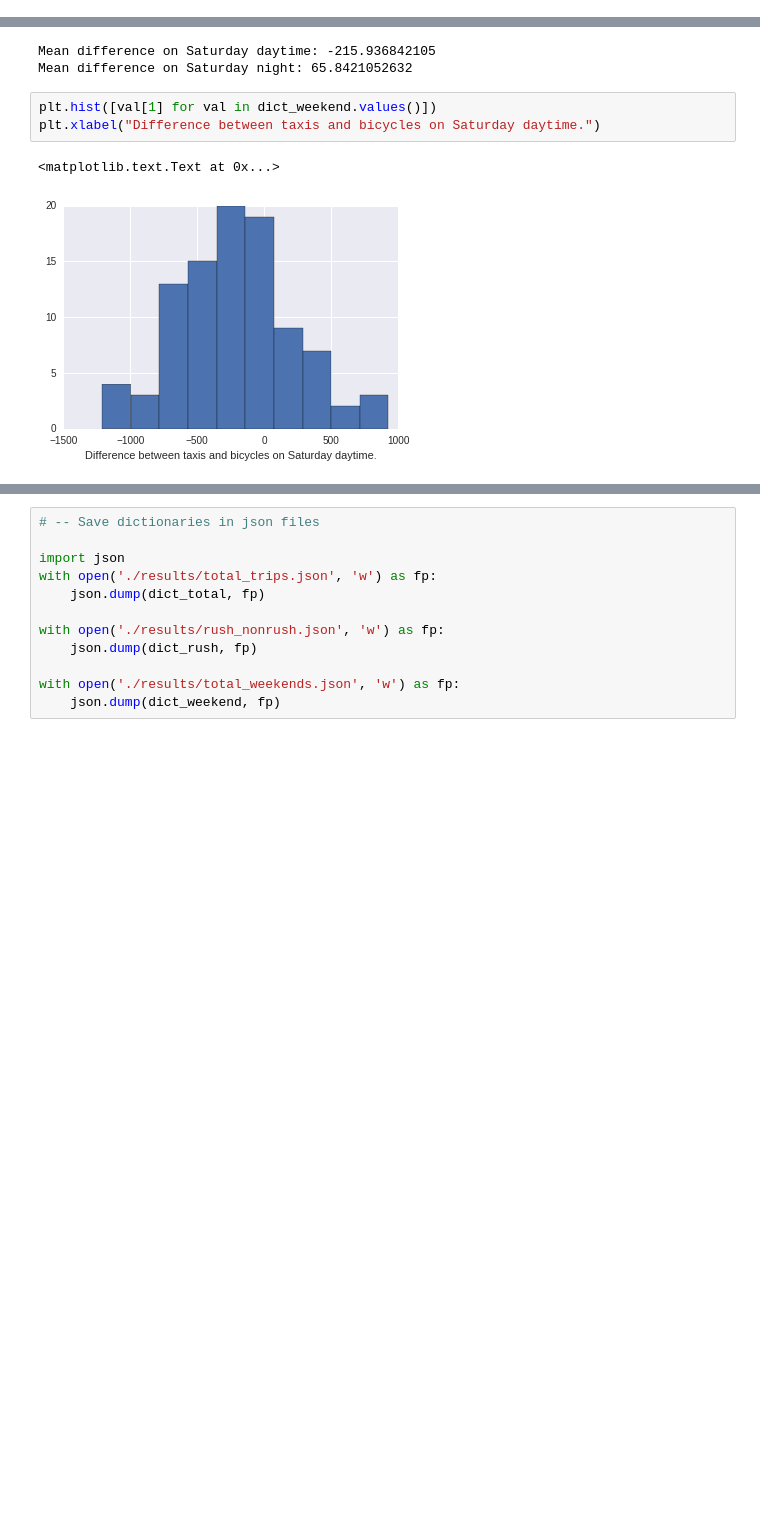
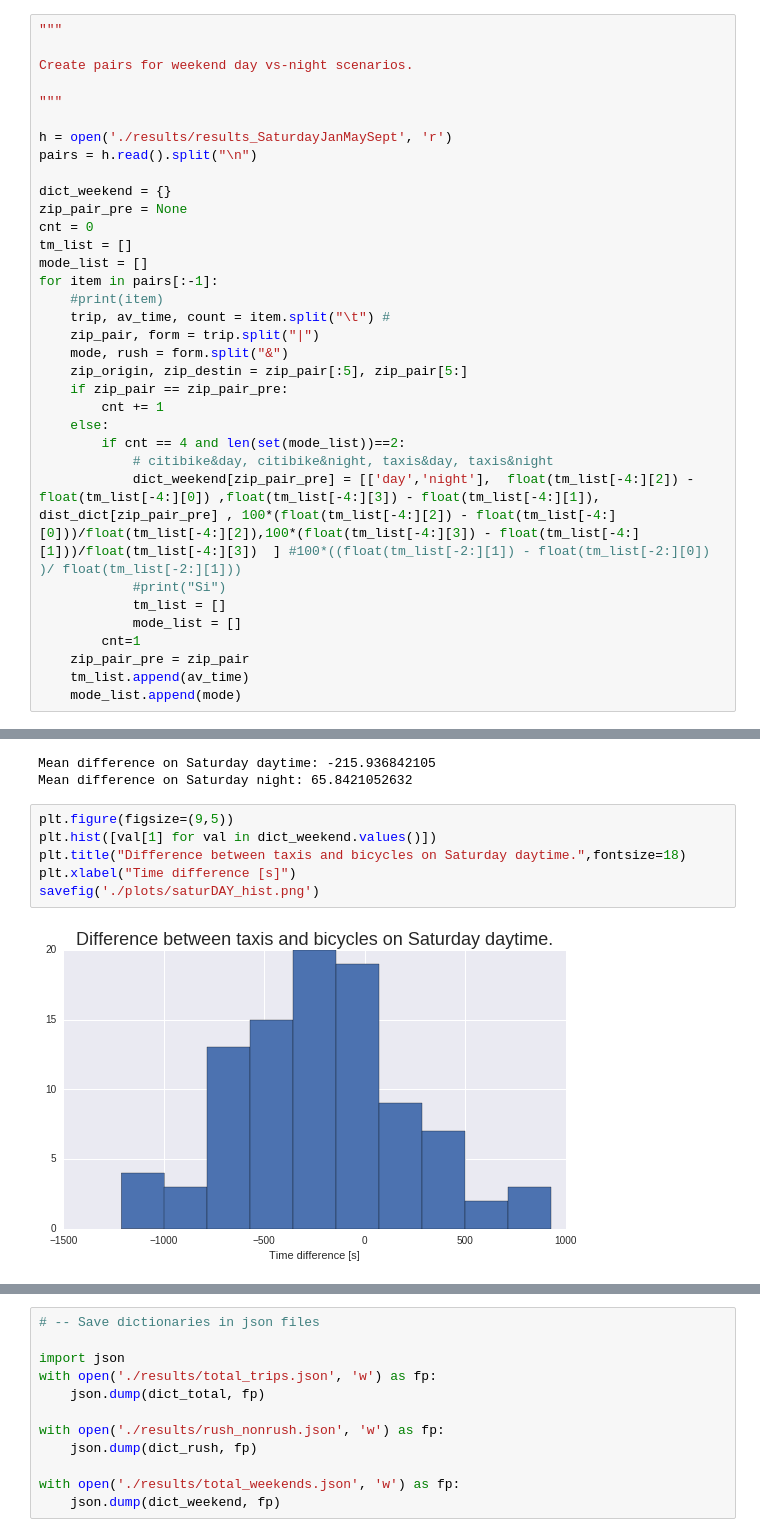
Before and after one commit to sarangof/Citibike-vs-taxis-NYC, a Jupyter notebook: resultsVisualization.ipynb, the cells around one changed output, grey strips where cells are left out. Cells and saved outputs as stored; diff of their text form; blank space fills up the shorter version.

Commit message:
All figures labeled and ready to be saved.

```diff
--- a/resultsVisualization.ipynb
+++ b/resultsVisualization.ipynb
@@ -303,0 +238,34 @@ plt.ylabel("Percentual time difference [%] between taxis and Citi Bikes during n
+# %%
+"""
+
+Create pairs for weekend day vs-night scenarios.
+
+"""
+
+h = open('./results/results_SaturdayJanMaySept', 'r')
+pairs = h.read().split("\n")
+
+dict_weekend = {}
+zip_pair_pre = None
+cnt = 0
+tm_list = []
+mode_list = []
+for item in pairs[:-1]:
+    #print(item)
+    trip, av_time, count = item.split("\t") #
+    zip_pair, form = trip.split("|")
+    mode, rush = form.split("&")
+    zip_origin, zip_destin = zip_pair[:5], zip_pair[5:]
+    if zip_pair == zip_pair_pre:
+        cnt += 1
+    else:
+        if cnt == 4 and len(set(mode_list))==2:
+            # citibike&day, citibike&night, taxis&day, taxis&night
+            dict_weekend[zip_pair_pre] = [['day','night'],  float(tm_list[-4:][2]) - float(tm_list[-4:][0]) ,float(tm_list[-4:][3]) - float(tm_list[-4:][1]), dist_dict[zip_pair_pre] , 100*(float(tm_list[-4:][2]) - float(tm_list[-4:][0]))/float(tm_list[-4:][2]),100*(float(tm_list[-4:][3]) - float(tm_list[-4:][1]))/float(tm_list[-4:][3])  ] #100*((float(tm_list[-2:][1]) - float(tm_list[-2:][0]) )/ float(tm_list[-2:][1]))
+            #print("Si")
+            tm_list = []
+            mode_list = []
+        cnt=1
+    zip_pair_pre = zip_pair
+    tm_list.append(av_time)
+    mode_list.append(mode)
@@ -308,9 +312,11 @@ print "Mean difference on Saturday night: " +str(np.mean([val[2] for val in dict
 Mean difference on Saturday daytime: -215.936842105
 Mean difference on Saturday night: 65.8421052632
 # %%
+plt.figure(figsize=(9,5))
 plt.hist([val[1] for val in dict_weekend.values()])
-plt.xlabel("Difference between taxis and bicycles on Saturday daytime.")
+plt.title("Difference between taxis and bicycles on Saturday daytime.",fontsize=18)
+plt.xlabel("Time difference [s]")
+savefig('./plots/saturDAY_hist.png')
 # %% [output]
-<matplotlib.text.Text at 0x...>
-[figure, old version]
+[figure, new version]
 # %%
```
Also changed, not shown: parts of 36 cells of this notebook.
